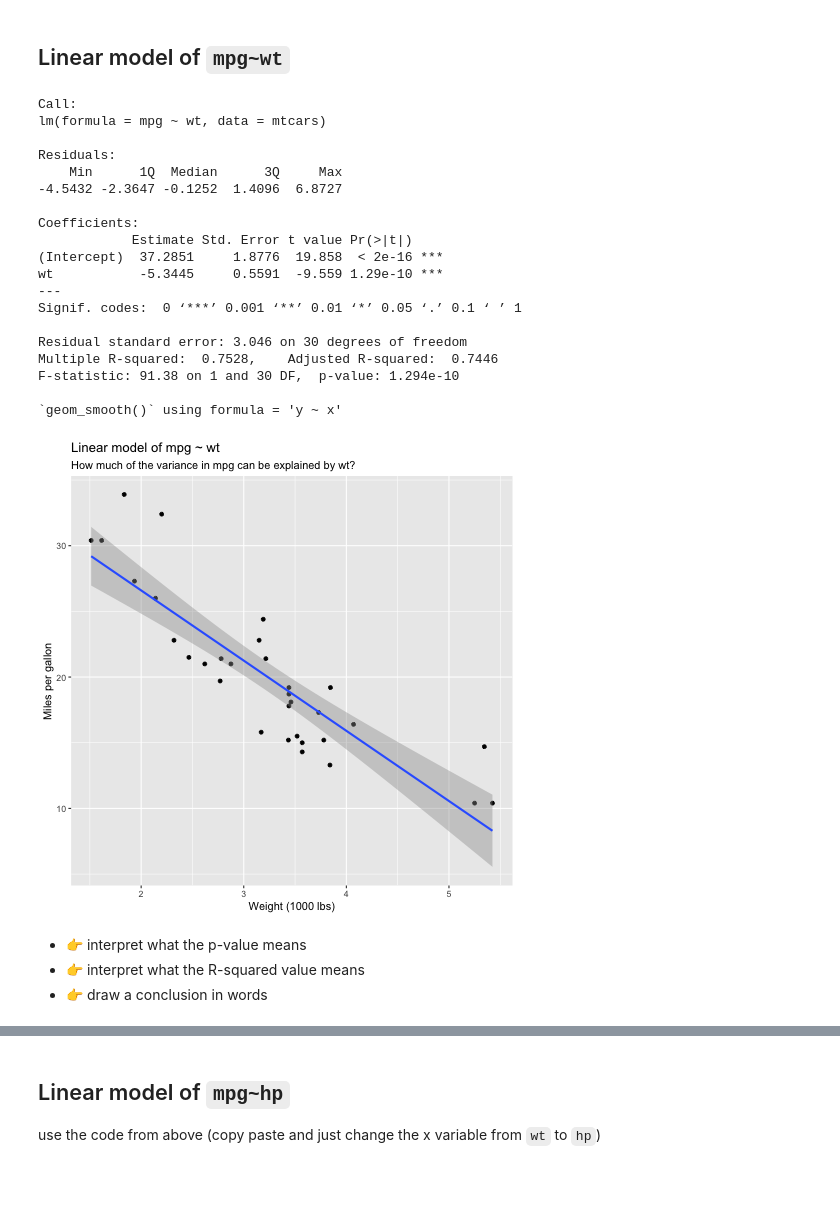
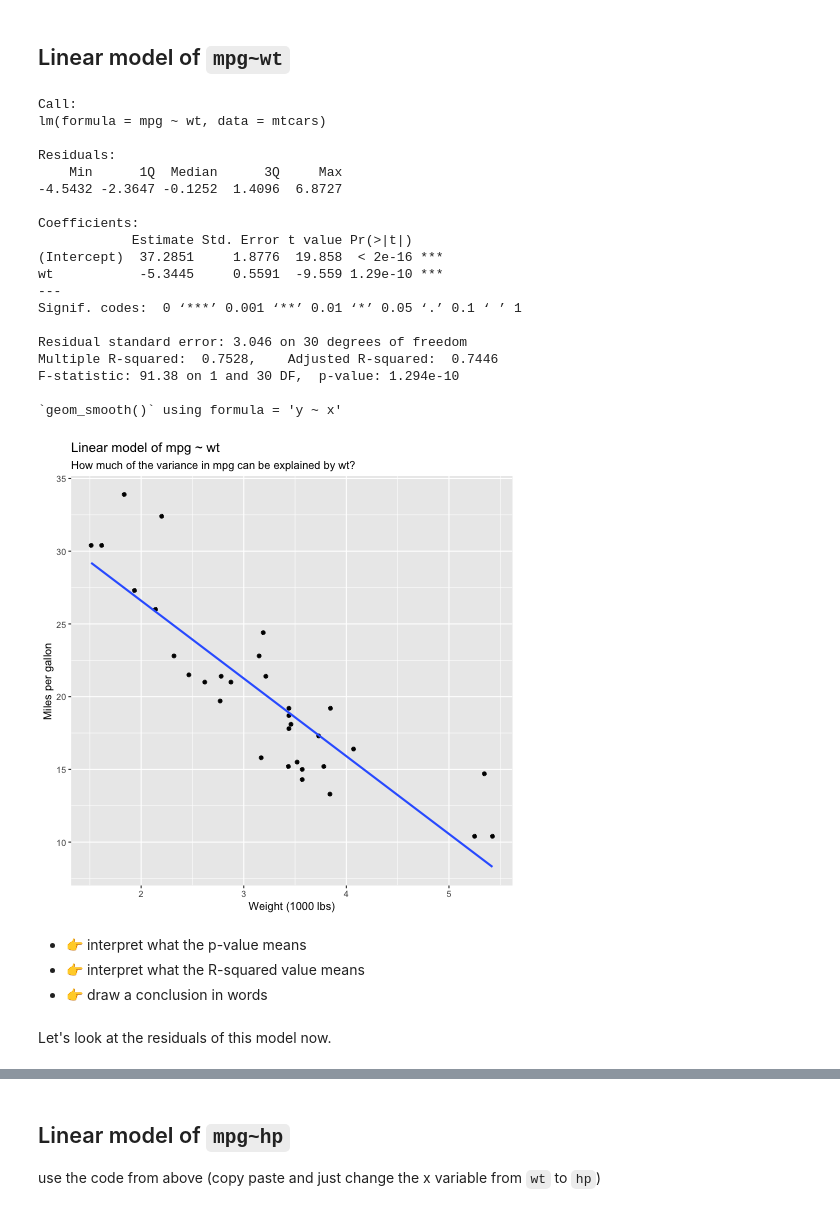
Before and after one commit to data4news/linear-regression-single-var-intro, a Jupyter notebook: mtcars-linear-regression-2.ipynb, the cells around one changed output, grey strips where cells are left out. Cells and saved outputs as stored; diff of their text form; code cells hidden in the pictures; blank space fills up the shorter version.

```diff
--- a/mtcars-linear-regression-2.ipynb
+++ b/mtcars-linear-regression-2.ipynb
@@ -102,36 +102,38 @@ print(summary(model))
 
 # Plot the model
 ggplot(mtcars, aes(x=wt, y=mpg)) +
         geom_point() +
-        geom_smooth(method = "lm") +
+        geom_smooth(method = "lm", se=F) +
         labs(
                 title = "Linear model of mpg ~ wt",
                 subtitle = "How much of the variance in mpg can be explained by wt?",
                 x = "Weight (1000 lbs)",
                 y = "Miles per gallon"
         )
 # %% [output]
 Call:
 lm(formula = mpg ~ wt, data = mtcars)
 
 Residuals:
     Min      1Q  Median      3Q     Max
 -4.5432 -2.3647 -0.1252  1.4096  6.8727
 
 Coefficients:
             Estimate Std. Error t value Pr(>|t|)
 (Intercept)  37.2851     1.8776  19.858  < 2e-16 ***
 wt           -5.3445     0.5591  -9.559 1.29e-10 ***
 ---
 Signif. codes:  0 ‘***’ 0.001 ‘**’ 0.01 ‘*’ 0.05 ‘.’ 0.1 ‘ ’ 1
 
 Residual standard error: 3.046 on 30 degrees of freedom
 Multiple R-squared:  0.7528,    Adjusted R-squared:  0.7446
 F-statistic: 91.38 on 1 and 30 DF,  p-value: 1.294e-10
 
 `geom_smooth()` using formula = 'y ~ x'
-[figure, old version]
+[figure, new version]
 # %% [markdown]
 * 👉 interpret what the p-value means
 * 👉 interpret what the R-squared value means
 * 👉 draw a conclusion in words
+# %% [markdown]
+Let's look at the residuals of this model now.
```
Also changed, not shown: parts of 12 cells of this notebook, 1 other file.
